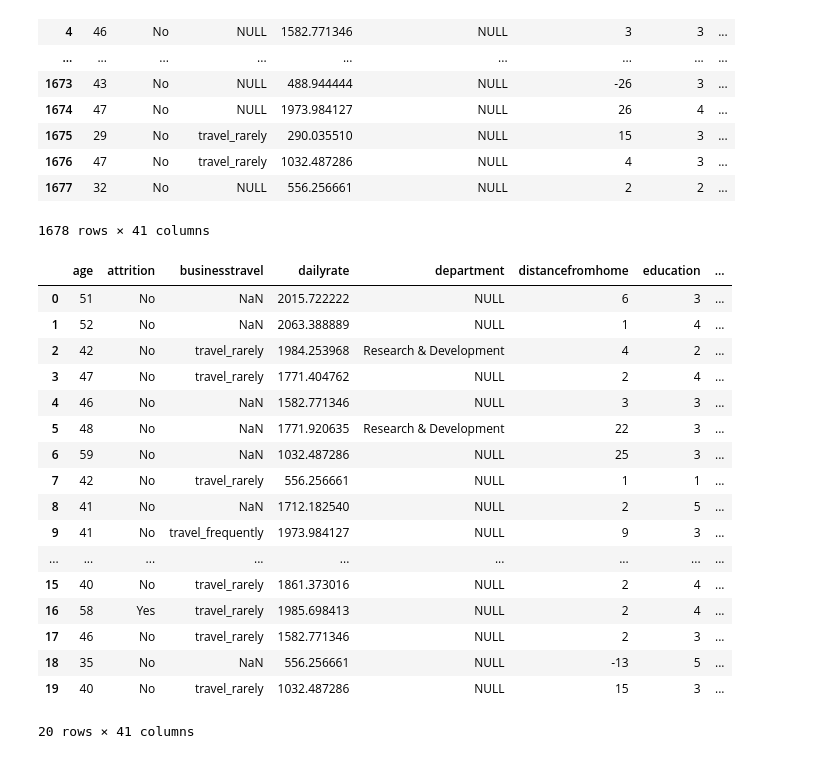
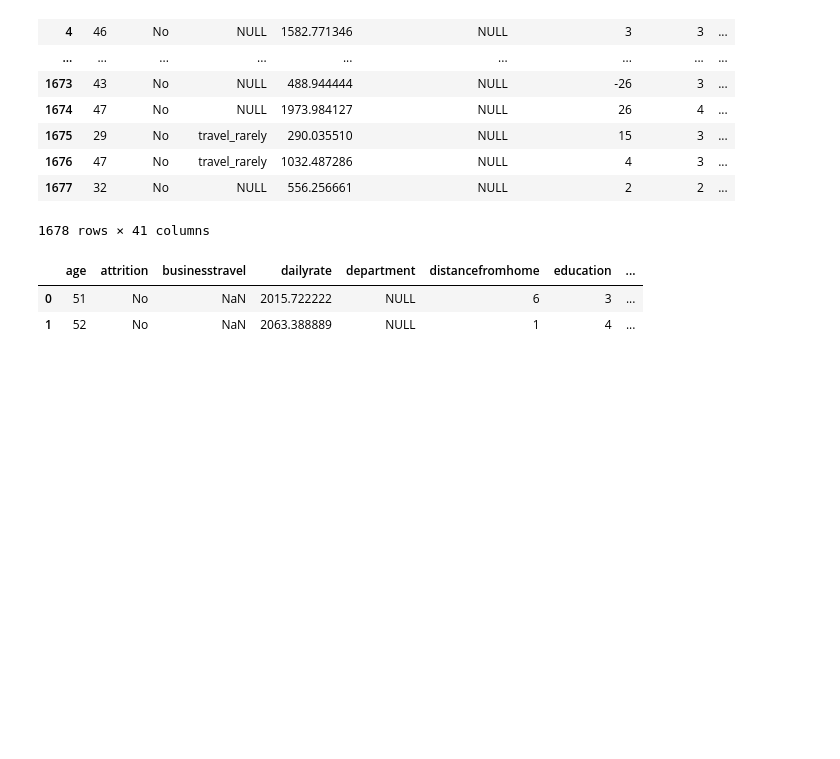
Before and after one commit to Iara-AC/project-da-promo-K-modulo-3-team-1, a Jupyter notebook: FUNCIONES/Funciones.ipynb, the cells around one changed output. Drawn from its saved outputs; the diff is of its cells as text; code cells hidden in the pictures; blank space fills up the shorter version.

```diff
--- a/FUNCIONES/Funciones.ipynb
+++ b/FUNCIONES/Funciones.ipynb
@@ -7,7 +7,7 @@ pd.set_option('display.max_columns', None)
 # %% [markdown]
 # Columnas Categoricas
 # %%
-df = pd.read_csv("hr_raw_data_final.csv", index_col = 0)
+df = pd.read_csv("../datos/hr_raw_data_final.csv", index_col = 0)
 # %%
 df.dtypes
 # %% [output]
@@ -111,26 +111,11 @@ transformar_nan_sql(df, valor_reemplazo='NULL')
 | 1677 | 32 | No | NULL | 556.256661 | NULL | 2 | 2 | ... |
 1678 rows × 41 columns
 # %%
-df.head(20)
+df.head(2)
 # %% [output]
 |  | age | attrition | businesstravel | dailyrate | department | distancefromhome | education | ... |
 | 0 | 51 | No | NaN | 2015.722222 | NULL | 6 | 3 | ... |
 | 1 | 52 | No | NaN | 2063.388889 | NULL | 1 | 4 | ... |
-| 2 | 42 | No | travel_rarely | 1984.253968 | Research & Development | 4 | 2 | ... |
-| 3 | 47 | No | travel_rarely | 1771.404762 | NULL | 2 | 4 | ... |
-| 4 | 46 | No | NaN | 1582.771346 | NULL | 3 | 3 | ... |
-| 5 | 48 | No | NaN | 1771.920635 | Research & Development | 22 | 3 | ... |
-| 6 | 59 | No | NaN | 1032.487286 | NULL | 25 | 3 | ... |
-| 7 | 42 | No | travel_rarely | 556.256661 | NULL | 1 | 1 | ... |
-| 8 | 41 | No | NaN | 1712.182540 | NULL | 2 | 5 | ... |
-| 9 | 41 | No | travel_frequently | 1973.984127 | NULL | 9 | 3 | ... |
-| ... | ... | ... | ... | ... | ... | ... | ... | ... |
-| 15 | 40 | No | travel_rarely | 1861.373016 | NULL | 2 | 4 | ... |
-| 16 | 58 | Yes | travel_rarely | 1985.698413 | NULL | 2 | 4 | ... |
-| 17 | 46 | No | travel_rarely | 1582.771346 | NULL | 2 | 3 | ... |
-| 18 | 35 | No | NaN | 556.256661 | NULL | -13 | 5 | ... |
-| 19 | 40 | No | travel_rarely | 1032.487286 | NULL | 15 | 3 | ... |
-20 rows × 41 columns
 # %%
 # Crear función de conversión de números a numeros absolutos
 
```
Also changed, not shown: parts of 8 cells of this notebook, 1 other file.
